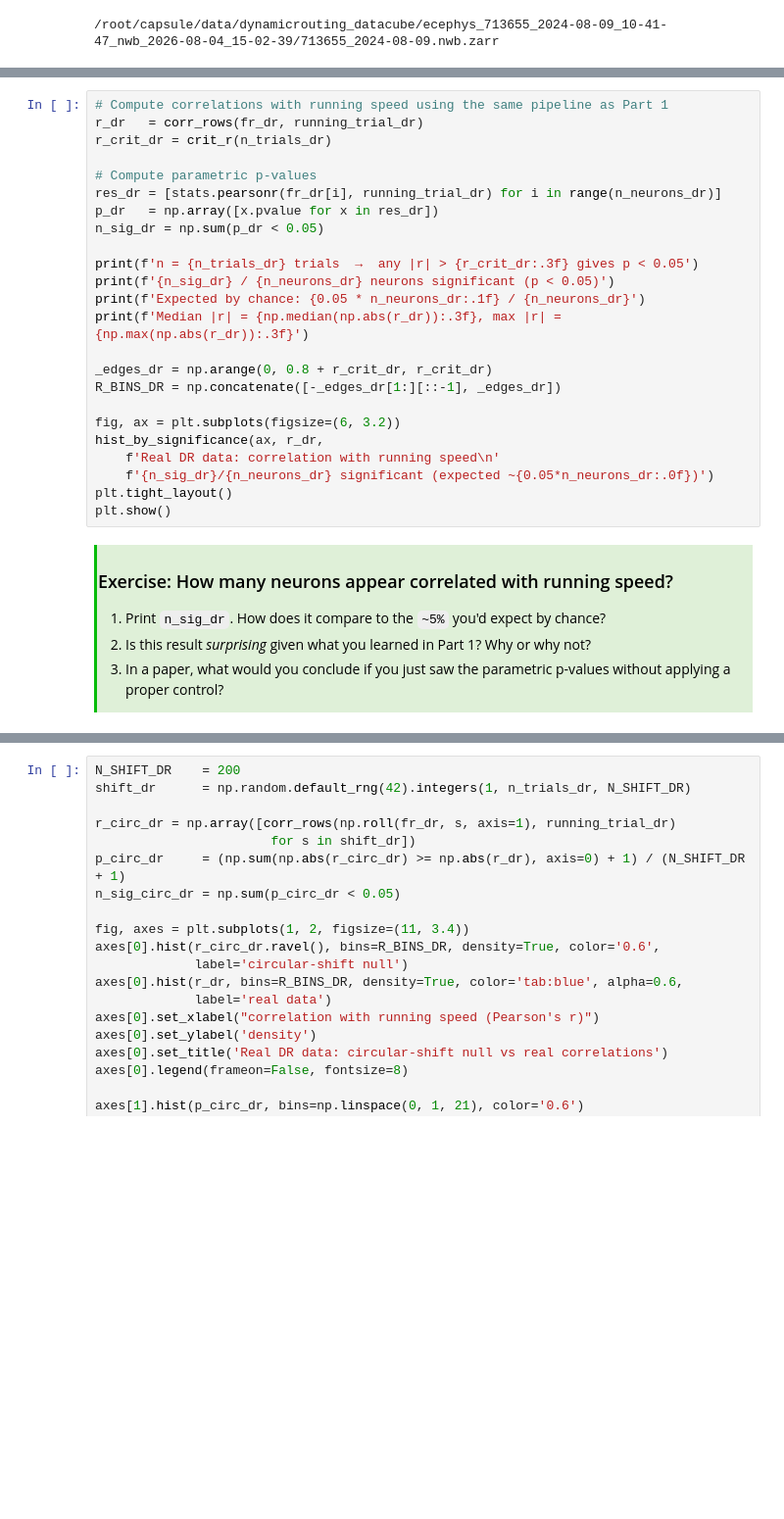
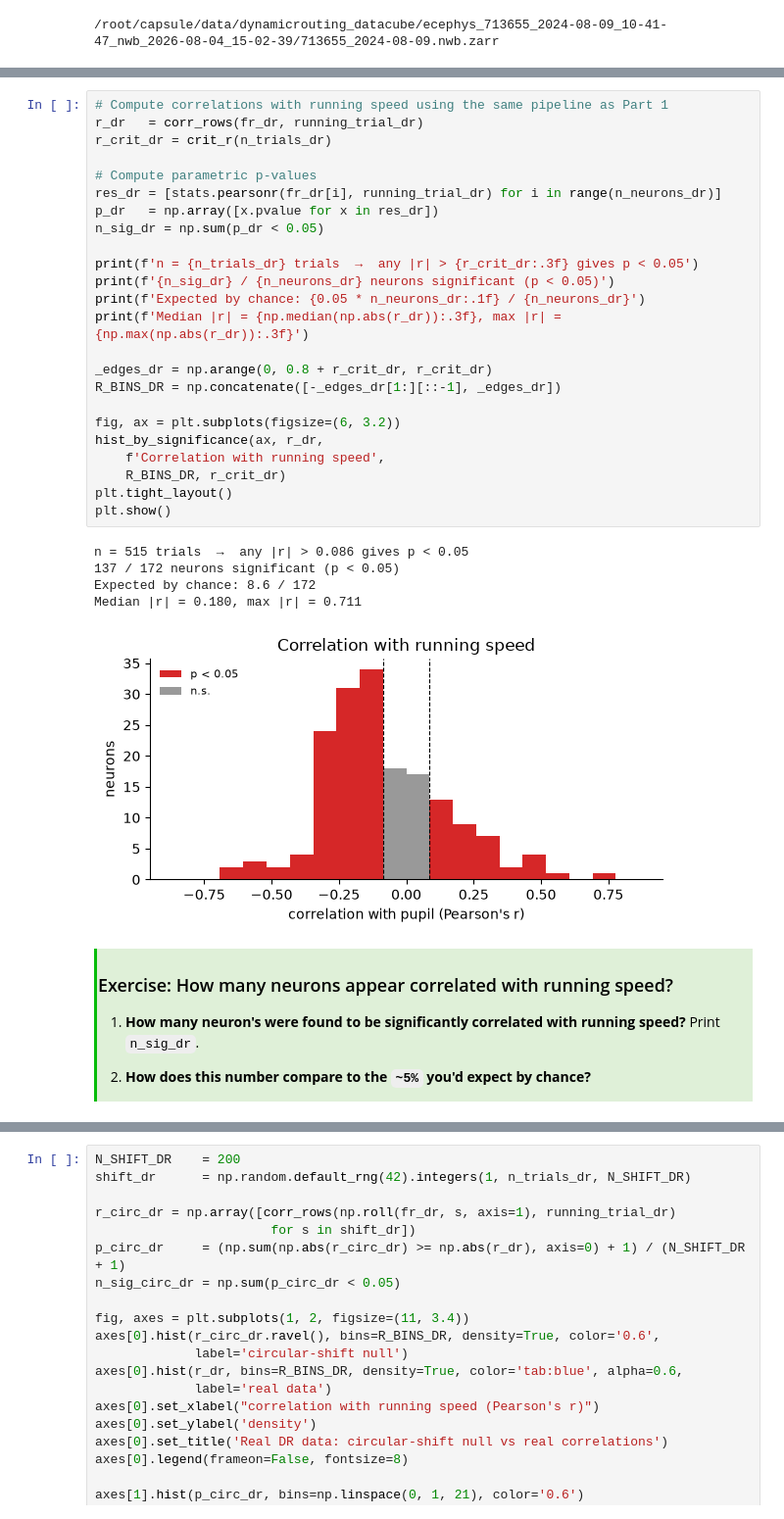
Before and after one commit to AllenSWDB/SWDB_2026_Good_Analysis, a Jupyter notebook: code/Workshop2-extended.ipynb, the cells around one changed output, grey strips where cells are left out. Shown at 98% size. Saved outputs shown, nothing was run; the diff lists cells and outputs as text; blank space fills up the shorter version.

```diff
--- a/code/Workshop2-extended.ipynb
+++ b/code/Workshop2-extended.ipynb
@@ -335,36 +367,42 @@ print('Expected false positives at p<0.05:', int(0.05 * n_neurons_dr))
 # %%
 # Compute correlations with running speed using the same pipeline as Part 1
 r_dr   = corr_rows(fr_dr, running_trial_dr)
 r_crit_dr = crit_r(n_trials_dr)
 
 # Compute parametric p-values
 res_dr = [stats.pearsonr(fr_dr[i], running_trial_dr) for i in range(n_neurons_dr)]
 p_dr   = np.array([x.pvalue for x in res_dr])
 n_sig_dr = np.sum(p_dr < 0.05)
 
 print(f'n = {n_trials_dr} trials  →  any |r| > {r_crit_dr:.3f} gives p < 0.05')
 print(f'{n_sig_dr} / {n_neurons_dr} neurons significant (p < 0.05)')
 print(f'Expected by chance: {0.05 * n_neurons_dr:.1f} / {n_neurons_dr}')
 print(f'Median |r| = {np.median(np.abs(r_dr)):.3f}, max |r| = {np.max(np.abs(r_dr)):.3f}')
 
 _edges_dr = np.arange(0, 0.8 + r_crit_dr, r_crit_dr)
 R_BINS_DR = np.concatenate([-_edges_dr[1:][::-1], _edges_dr])
 
 fig, ax = plt.subplots(figsize=(6, 3.2))
 hist_by_significance(ax, r_dr,
-    f'Real DR data: correlation with running speed\n'
-    f'{n_sig_dr}/{n_neurons_dr} significant (expected ~{0.05*n_neurons_dr:.0f})')
+    f'Correlation with running speed',
+    R_BINS_DR, r_crit_dr)
 plt.tight_layout()
 plt.show()
+# %% [output]
+n = 515 trials  →  any |r| > 0.086 gives p < 0.05
+137 / 172 neurons significant (p < 0.05)
+Expected by chance: 8.6 / 172
+Median |r| = 0.180, max |r| = 0.711
+[figure, added]
 # %% [markdown]
 <div style="border-left: 3px solid #07bc0a; padding: 1px; padding-left: 10px; background: #DFF0D8;  max-width: 90%; overflow-x: auto; color: #000000;">
 
 ### Exercise: How many neurons appear correlated with running speed?
 
-1. Print `n_sig_dr`. How does it compare to the `~5%` you'd expect by chance?
-2. Is this result *surprising* given what you learned in Part 1? Why or why not?
-3. In a paper, what would you conclude if you just saw the parametric p-values
-   without applying a proper control?
+1. **How many neuron's were found to be significantly correlated with running speed?** Print `n_sig_dr`.
+
+2. **How does this number compare to the `~5%` you'd expect by chance?**
+
 
 </div>
 # %%
```
Also changed, not shown: parts of 30 cells of this notebook, 2 other files.
